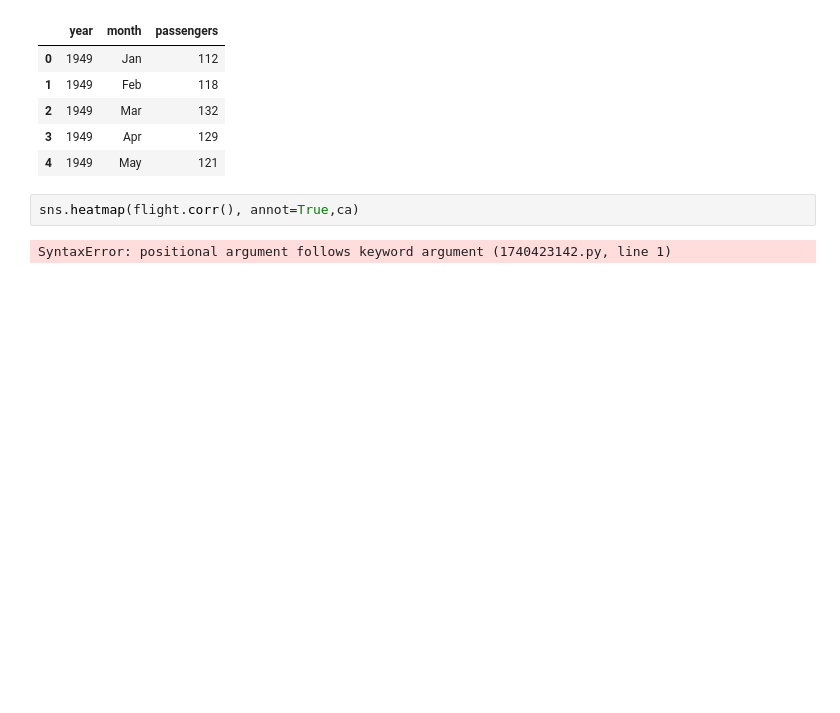
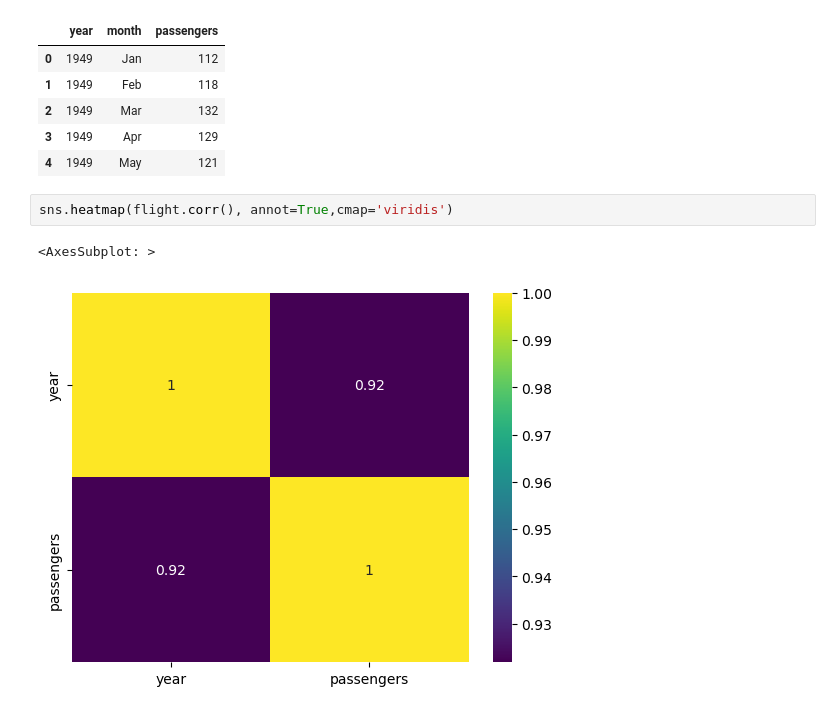
Before and after one commit to bhumilch191/pw-skills-data-science-masters-course-, a Jupyter notebook: Seaborn Assignment.ipynb, the cells around one changed output. Cells and saved outputs as stored; diff of their text form; blank space fills up the shorter version.

```diff
--- a/Seaborn Assignment.ipynb
+++ b/Seaborn Assignment.ipynb
@@ -103,6 +103,7 @@ flight.head()
 | 3 | 1949 | Apr | 129 |
 | 4 | 1949 | May | 121 |
 # %%
-sns.heatmap(flight.corr(), annot=True,ca)
+sns.heatmap(flight.corr(), annot=True,cmap='viridis')
 # %% [output]
-SyntaxError: positional argument follows keyword argument (1740423142.py, line 1)
+<AxesSubplot: >
+[figure, added]
```
Also changed, not shown: parts of 2 cells of this notebook.
